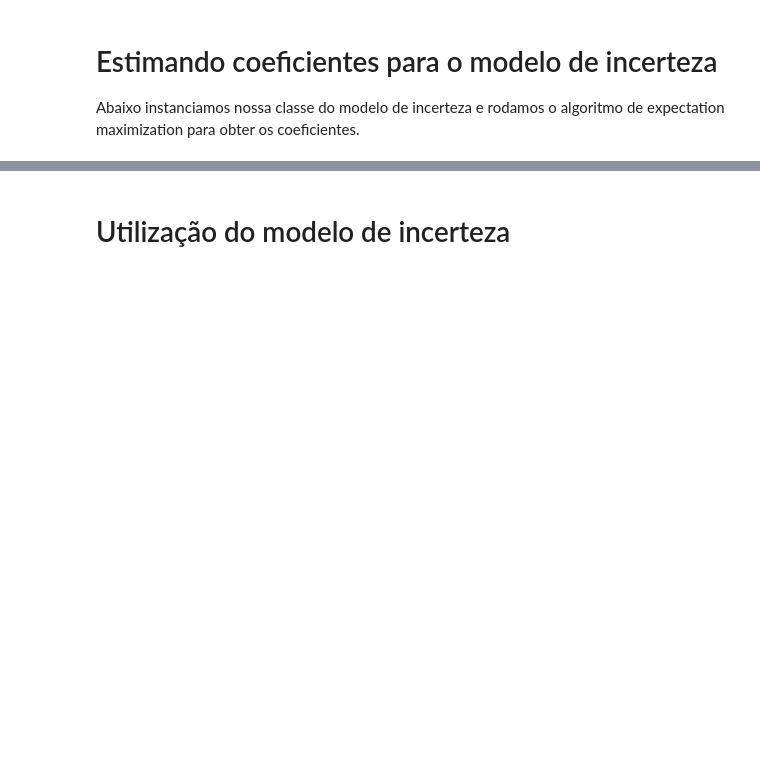
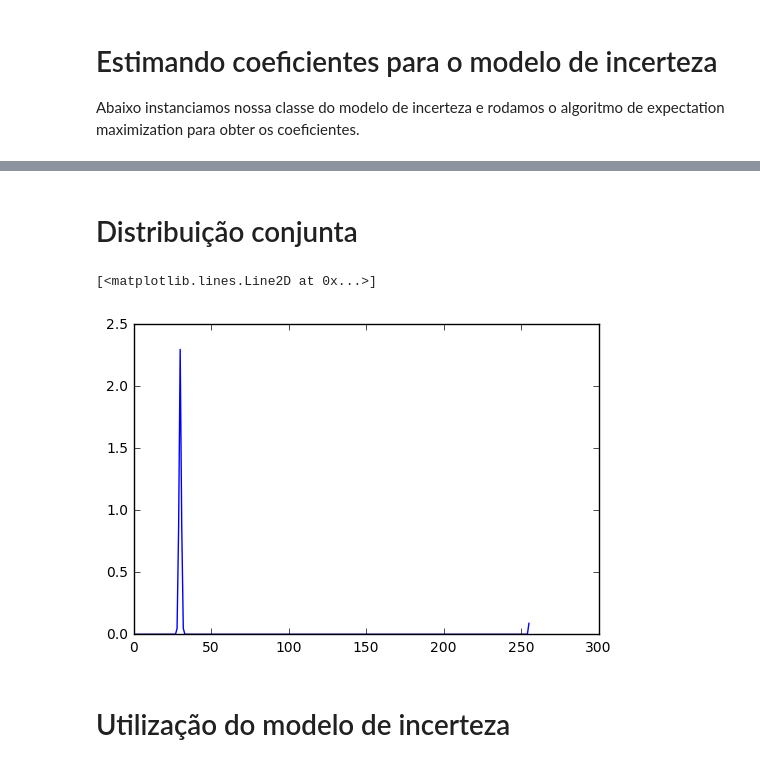
Before and after one commit to fsfelix/mac0318, a Jupyter notebook: Projeto9/Projeto 9.ipynb, the cells around one changed output, grey strips where cells are left out. Saved outputs shown, nothing was run; the diff lists cells and outputs as text; code cells hidden in the pictures; blank space fills up the shorter version.

```diff
--- a/Projeto9/Projeto 9.ipynb
+++ b/Projeto9/Projeto 9.ipynb
@@ -294,3 +308,11 @@ variance: 1.939313096895262
+# %% [markdown]
+# Distribuição conjunta
+# %%
+p = [model.prob(i, 30) for i in range(256)]
+plt.plot(p)
+# %% [output]
+[<matplotlib.lines.Line2D at 0x...>]
+[figure, added]
 # %% [markdown]
 # Utilização do modelo de incerteza
 # %% [markdown]
```
Also changed, not shown: parts of 8 cells of this notebook.
